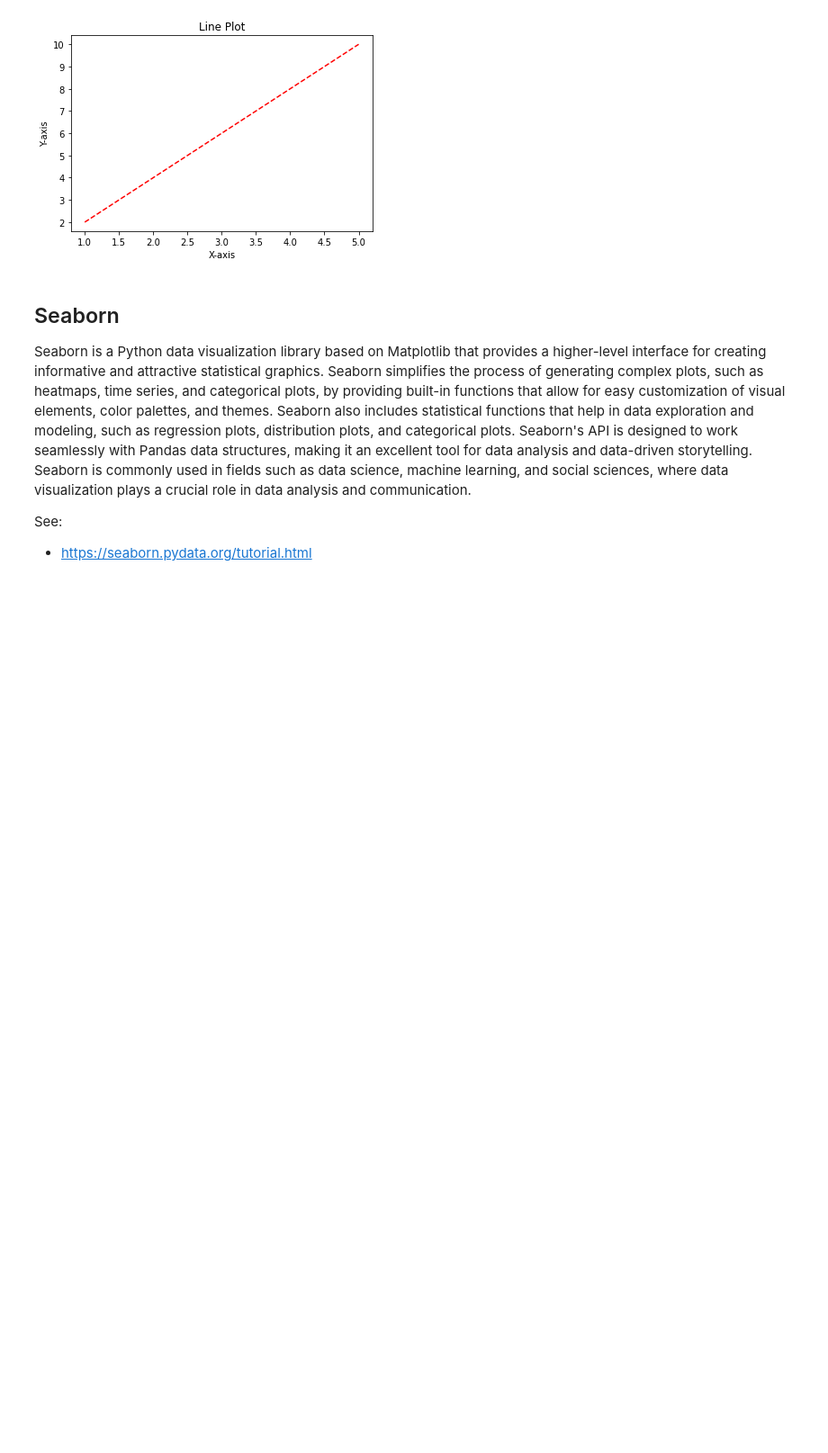
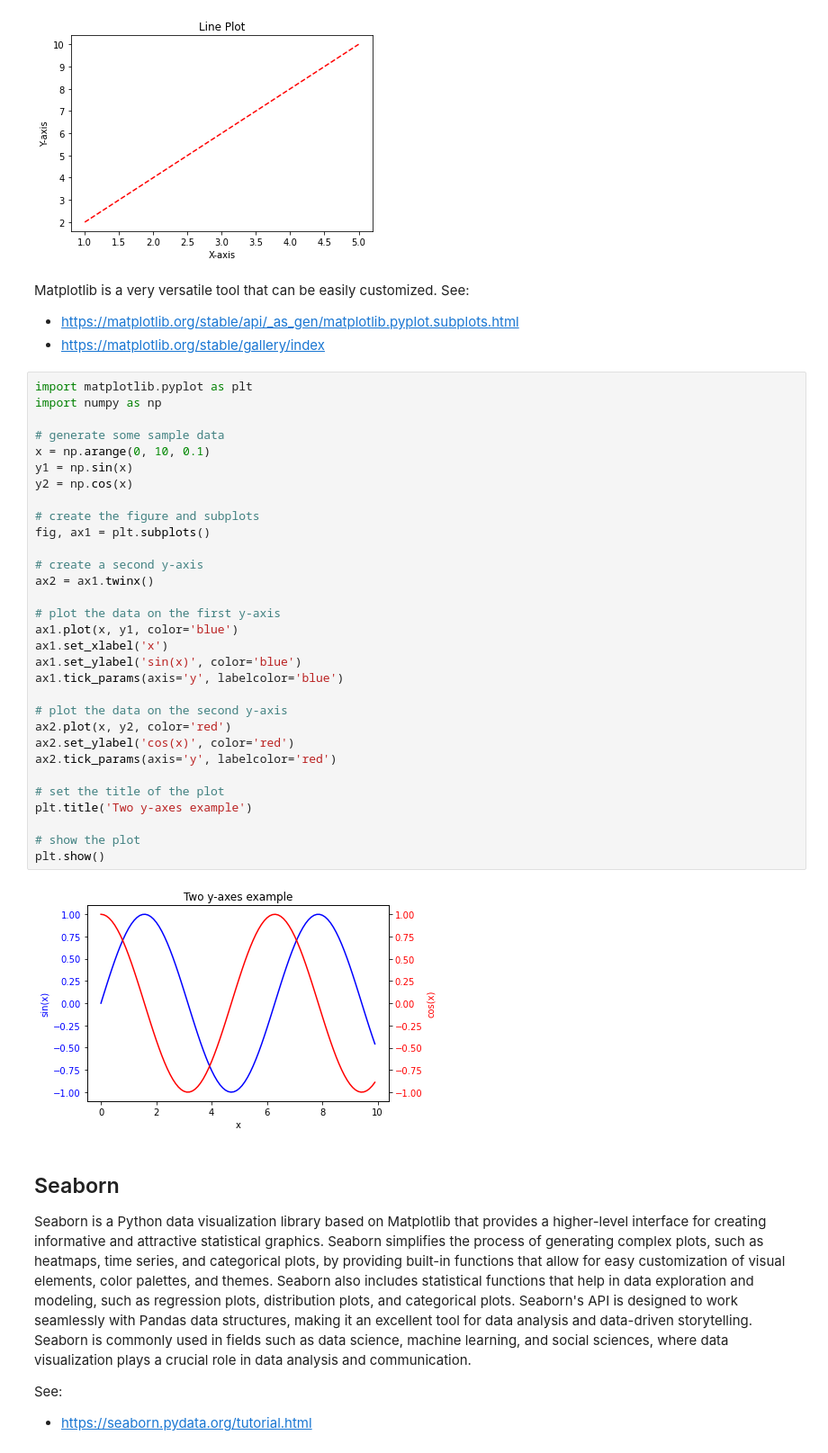
Before and after one commit to iwh-halle/FinancialDataAnalytics, a Jupyter notebook: slides.ipynb, the cells around one changed output. Shown at 90% size. Saved outputs shown, nothing was run; the diff lists cells and outputs as text; blank space fills up the shorter version.

```diff
--- a/slides.ipynb
+++ b/slides.ipynb
@@ -830,6 +837,43 @@ plt.title('Line Plot')
 plt.show()
 # %% [output]
 [figure]
+# %% [markdown]
+Matplotlib is a very versatile tool that can be easily customized. See:
+* https://matplotlib.org/stable/api/_as_gen/matplotlib.pyplot.subplots.html
+* https://matplotlib.org/stable/gallery/index
+# %%
+import matplotlib.pyplot as plt
+import numpy as np
+
+# generate some sample data
+x = np.arange(0, 10, 0.1)
+y1 = np.sin(x)
+y2 = np.cos(x)
+
+# create the figure and subplots
+fig, ax1 = plt.subplots()
+
+# create a second y-axis
+ax2 = ax1.twinx()
+
+# plot the data on the first y-axis
+ax1.plot(x, y1, color='blue')
+ax1.set_xlabel('x')
+ax1.set_ylabel('sin(x)', color='blue')
+ax1.tick_params(axis='y', labelcolor='blue')
+
+# plot the data on the second y-axis
+ax2.plot(x, y2, color='red')
+ax2.set_ylabel('cos(x)', color='red')
+ax2.tick_params(axis='y', labelcolor='red')
+
+# set the title of the plot
+plt.title('Two y-axes example')
+
+# show the plot
+plt.show()
+# %% [output]
+[figure, added]
 # %% [markdown]
 ## Seaborn
 
```
Also changed, not shown: parts of 13 cells of this notebook, 7 other files.
